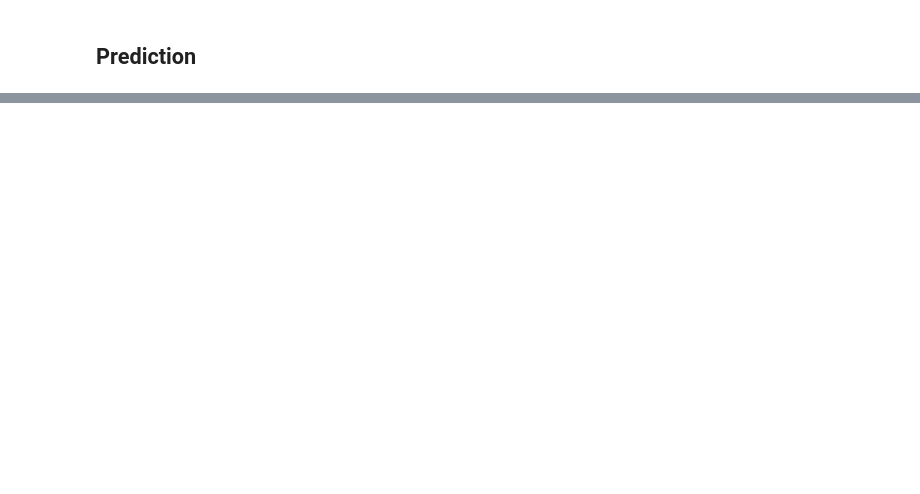
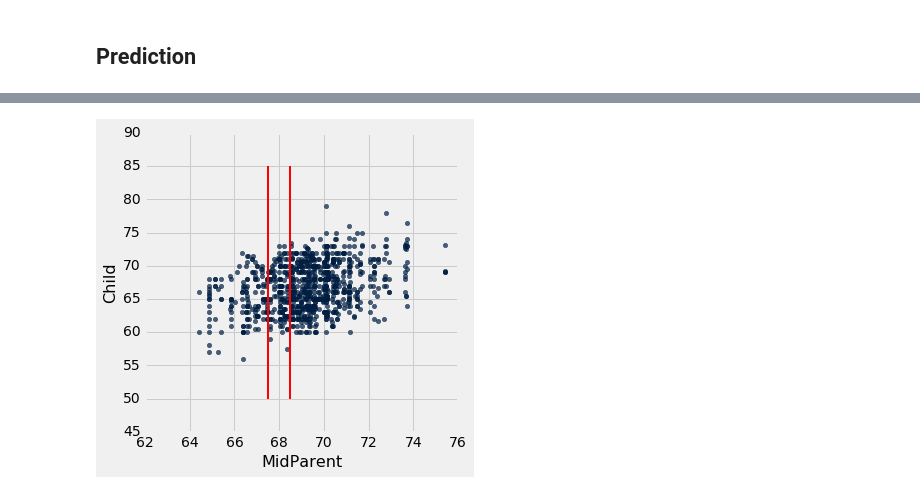
Before and after one commit to data-8/materials-sp18, a Jupyter notebook: lec/lec09.ipynb, the cells around one changed output, grey strips where cells are left out. Saved outputs shown, nothing was run; the diff lists cells and outputs as text; code cells hidden in the pictures; blank space fills up the shorter version.

```diff
--- a/lec/lec09.ipynb
+++ b/lec/lec09.ipynb
@@ -102,6 +186,8 @@ heights.scatter('MidParent', 'Child')
 # %%
-heights.scatter('MidParent', 'Child')
+heights.scatter(0, 1)
 plots.plot([67.5, 67.5], [50, 85], color='red', lw=2)
 plots.plot([68.5, 68.5], [50, 85], color='red', lw=2);
+# %% [output]
+[figure, added]
 # %%
 heights.where('MidParent', are.between(67.5, 68.5)).column('Child').mean()
```
Also changed, not shown: parts of 48 cells of this notebook.
